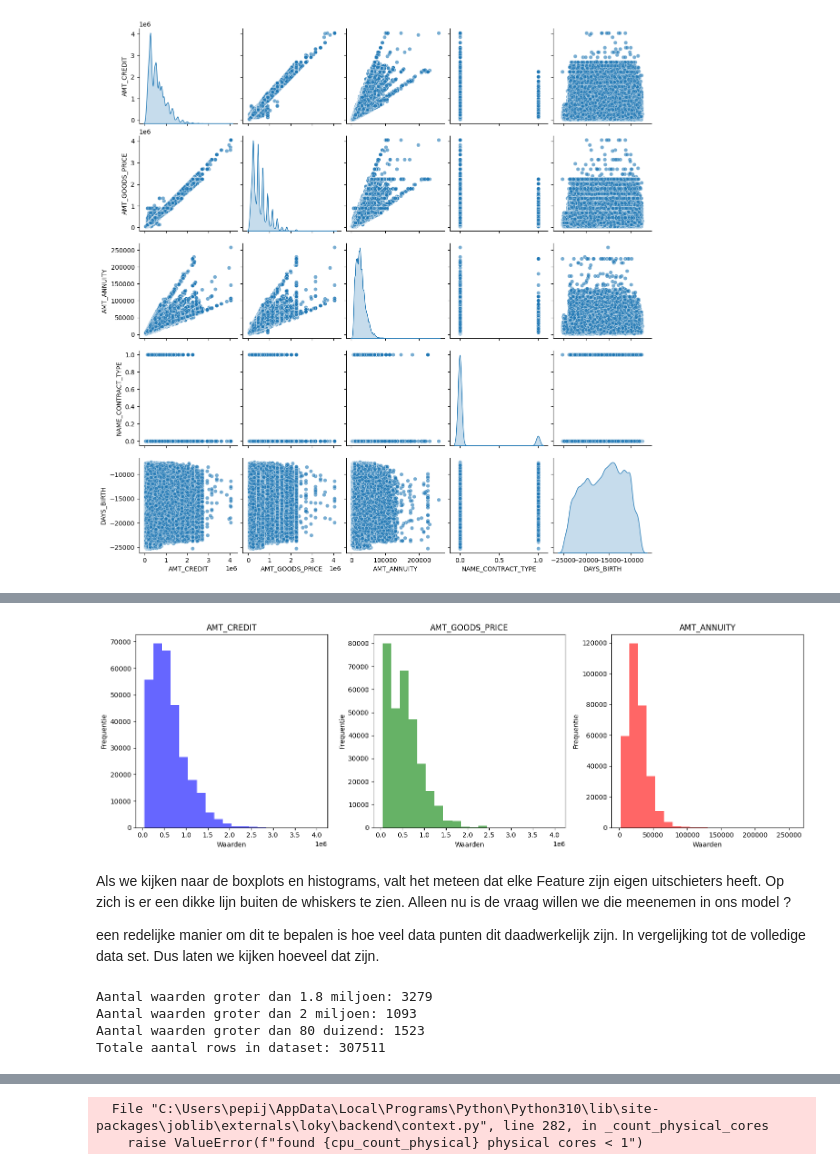
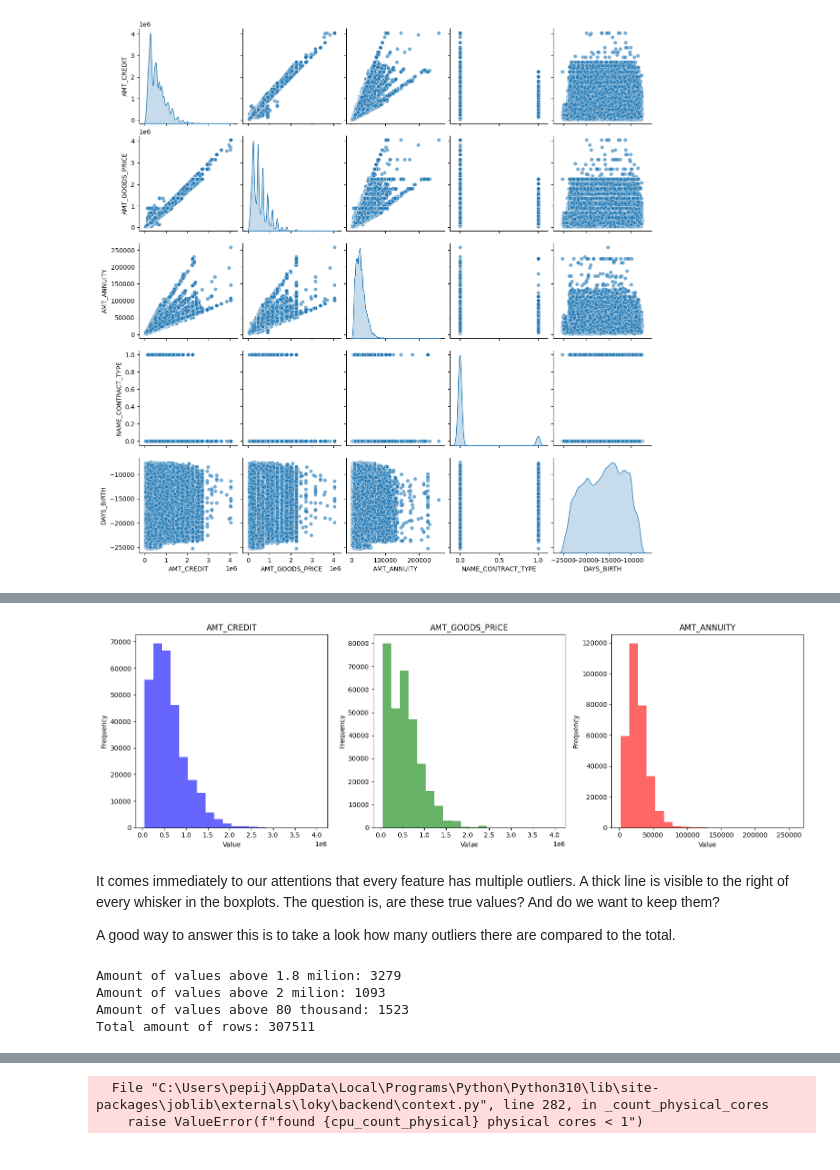
Before and after one commit to PepijnDevue/CM, a Jupyter notebook: question3.ipynb, the cells around one changed output, grey strips where cells are left out. Cells and saved outputs as stored; diff of their text form; code cells hidden in the pictures.

```diff
--- a/question3.ipynb
+++ b/question3.ipynb
@@ -189,55 +170,55 @@ plt.show()
 # %%
-# Maak een figuur met drie subplots naast elkaar
+# Create a figure of three plots alongside eachother
 fig, axes = plt.subplots(1, 3, figsize=(15, 5))
 
-# Plot het eerste histogram
+# First histogram
 axes[0].hist(app_data['AMT_CREDIT'], bins=20, color='blue', alpha=0.6)
-axes[0].set_xlabel('Waarden')
-axes[0].set_ylabel('Frequentie')
+axes[0].set_xlabel('Value')
+axes[0].set_ylabel('Frequency')
 axes[0].set_title('AMT_CREDIT')
 axes[0].get_xaxis().get_major_formatter().set_scientific(True)
 
-# Plot het tweede histogram
+# Second histogram
 axes[1].hist(app_data['AMT_GOODS_PRICE'], bins=20, color='green', alpha=0.6)
-axes[1].set_xlabel('Waarden')
-axes[1].set_ylabel('Frequentie')
+axes[1].set_xlabel('Value')
+axes[1].set_ylabel('Frequency')
 axes[1].set_title('AMT_GOODS_PRICE')
 axes[1].get_xaxis().get_major_formatter().set_scientific(True)
 
-# Plot het derde histogram
+# Third histogram
 axes[2].hist(app_data['AMT_ANNUITY'], bins=20, color='red', alpha=0.6)
-axes[2].set_xlabel('Waarden')
-axes[2].set_ylabel('Frequentie')
+axes[2].set_xlabel('Value')
+axes[2].set_ylabel('Frequency')
 axes[2].set_title('AMT_ANNUITY')
 axes[2].get_xaxis().get_major_formatter().set_scientific(True)
-# Pas de afstand tussen subplots aan
+
 plt.tight_layout()
 plt.show()
 # %% [output]
-[figure, old version]
+[figure, new version]
 # %% [markdown]
-Als we kijken naar de boxplots en histograms, valt het meteen dat elke Feature zijn eigen uitschieters heeft. Op zich is er een dikke lijn buiten de whiskers te zien. Alleen nu is de vraag willen we die meenemen in ons model ?
+It comes immediately to our attentions that every feature has multiple outliers. A thick line is visible to the right of every whisker in the boxplots. The question is, are these true values? And do we want to keep them?
 
-een redelijke manier om dit te bepalen is hoe veel data punten dit daadwerkelijk zijn. In vergelijking tot de volledige data set. Dus laten we kijken hoeveel dat zijn.
+A good way to answer this is to take a look how many outliers there are compared to the total.
 # %%
 AMT_CREDIT = len(app_data[app_data['AMT_CREDIT'] > 1800000])
 
-print(f"Aantal waarden groter dan 1.8 miljoen: {AMT_CREDIT}")
+print(f"Amount of values above 1.8 milion: {AMT_CREDIT}")
 
 AMT_GOODS_PRICE = len(app_data[app_data['AMT_GOODS_PRICE'] > 2000000])
 
-print(f"Aantal waarden groter dan 2 miljoen: {AMT_GOODS_PRICE}")
+print(f"Amount of values above 2 milion: {AMT_GOODS_PRICE}")
 
 AMT_ANNUITY = len(app_data[app_data['AMT_ANNUITY'] > 80000])
 
-print(f"Aantal waarden groter dan 80 duizend: {AMT_ANNUITY}")
+print(f"Amount of values above 80 thousand: {AMT_ANNUITY}")
 
 Total_Length_Data = len(app_data['AMT_CREDIT'])
 
-print(f"Totale aantal rows in dataset: {Total_Length_Data}")
+print(f"Total amount of rows: {Total_Length_Data}")
 # %% [output]
-Aantal waarden groter dan 1.8 miljoen: 3279
-Aantal waarden groter dan 2 miljoen: 1093
-Aantal waarden groter dan 80 duizend: 1523
-Totale aantal rows in dataset: 307511
+Amount of values above 1.8 milion: 3279
+Amount of values above 2 milion: 1093
+Amount of values above 80 thousand: 1523
+Total amount of rows: 307511
 # %% [markdown]
```
Also changed, not shown: parts of 48 cells of this notebook, 2 other files.
